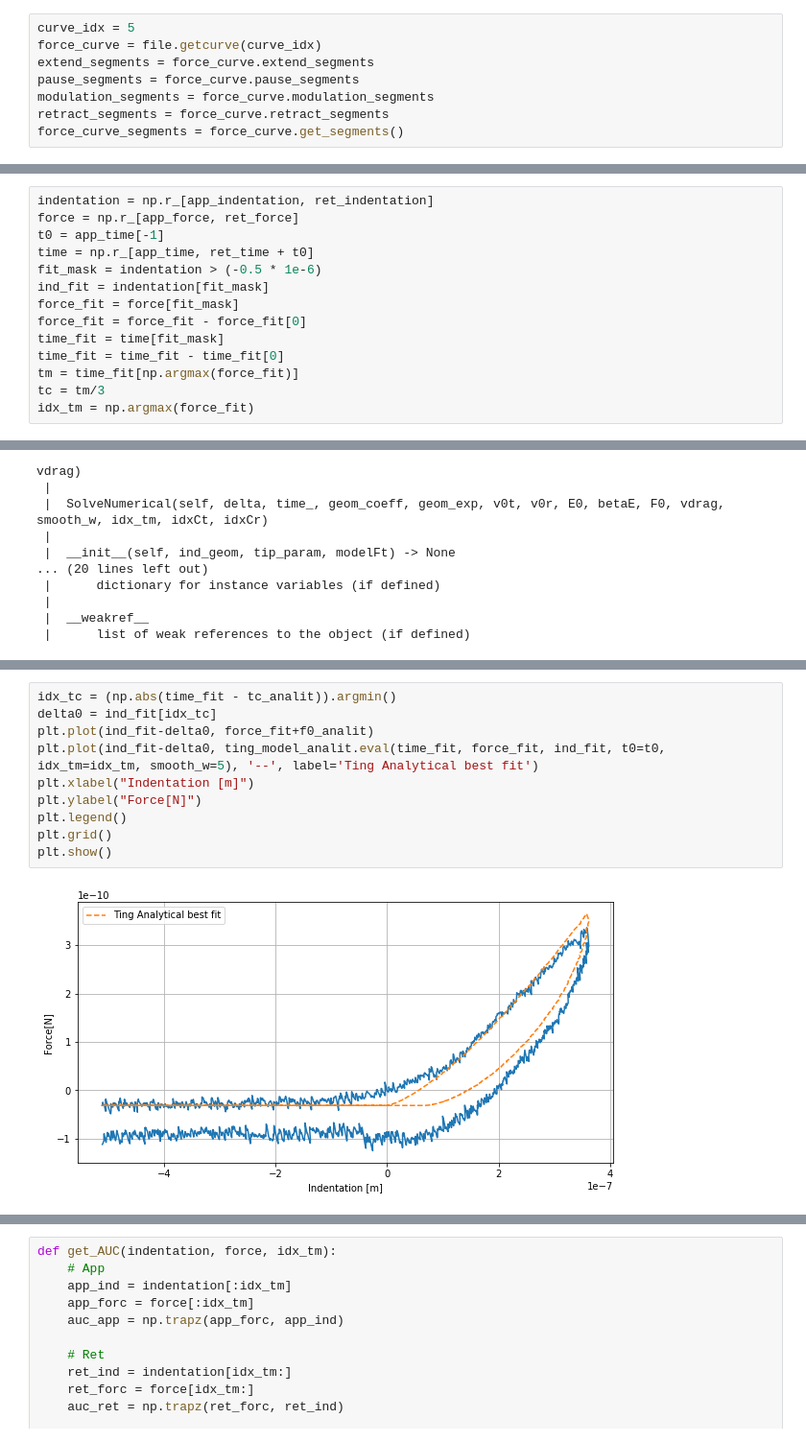
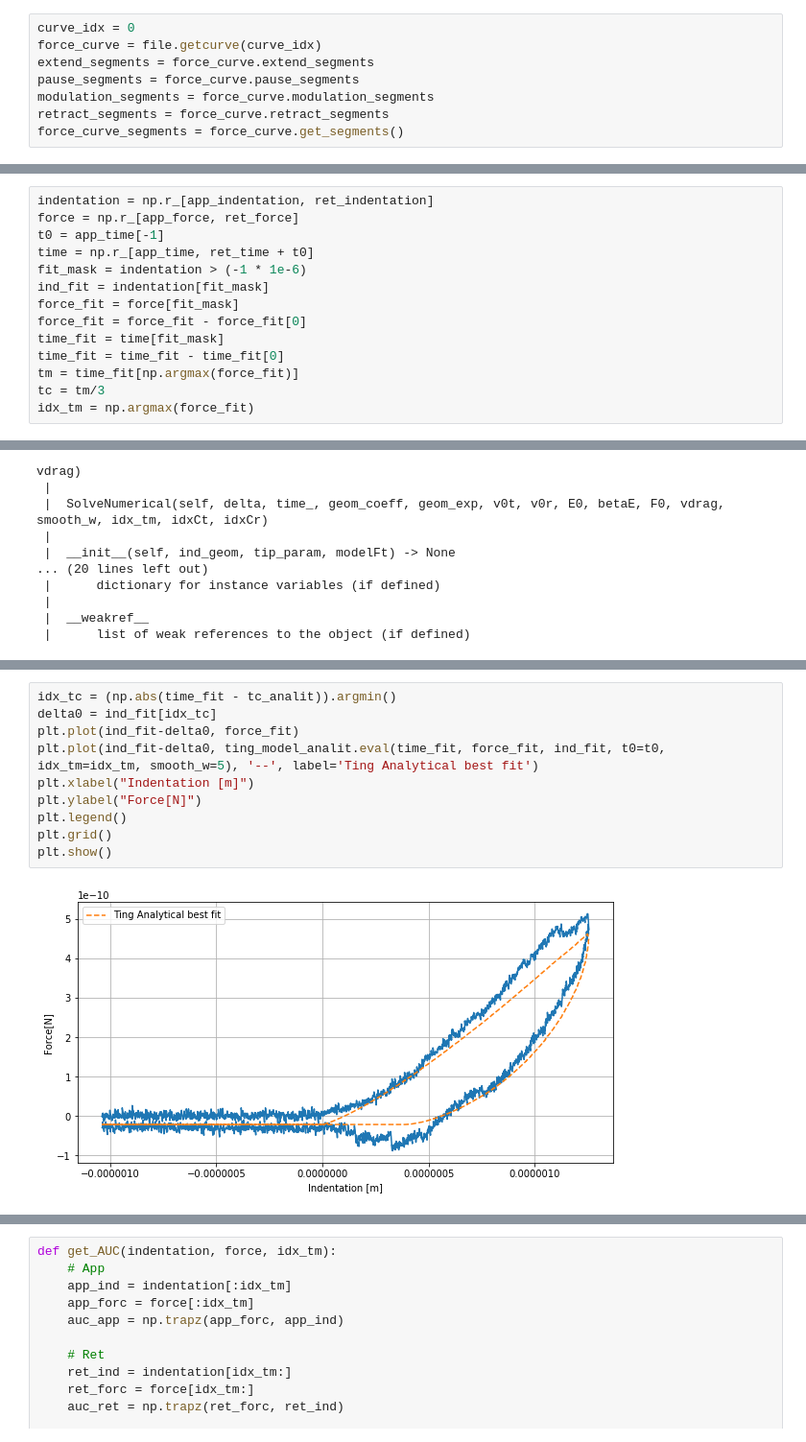
Before and after one commit to jlopezalo/PyFMRheo, a Jupyter notebook: examples/Ting Models Example.ipynb, the cells around one changed output, grey strips where cells are left out. Shown at 96% size. Saved outputs shown, nothing was run; the diff lists cells and outputs as text.

```diff
--- a/examples/Ting Models Example.ipynb
+++ b/examples/Ting Models Example.ipynb
@@ -76,7 +76,7 @@ print(deflection_sensitivity)
 0.009727186009888375
 3.8481407868505814e-08
 # %%
-curve_idx = 5
+curve_idx = 0
 force_curve = file.getcurve(curve_idx)
 extend_segments = force_curve.extend_segments
 pause_segments = force_curve.pause_segments
@@ -242,7 +242,7 @@ indentation = np.r_[app_indentation, ret_indentation]
 force = np.r_[app_force, ret_force]
 t0 = app_time[-1]
 time = np.r_[app_time, ret_time + t0]
-fit_mask = indentation > (-0.5 * 1e-6)
+fit_mask = indentation > (-1 * 1e-6)
 ind_fit = indentation[fit_mask]
 force_fit = force[fit_mask]
 force_fit = force_fit - force_fit[0]
@@ -345,15 +345,15 @@ plt.show()
 # %%
 idx_tc = (np.abs(time_fit - tc_analit)).argmin()
 delta0 = ind_fit[idx_tc]
-plt.plot(ind_fit-delta0, force_fit+f0_analit)
+plt.plot(ind_fit-delta0, force_fit)
 plt.plot(ind_fit-delta0, ting_model_analit.eval(time_fit, force_fit, ind_fit, t0=t0, idx_tm=idx_tm, smooth_w=5), '--', label='Ting Analytical best fit')
 plt.xlabel("Indentation [m]")
 plt.ylabel("Force[N]")
 plt.legend()
 plt.grid()
 plt.show()
 # %% [output]
-[figure, old version]
+[figure, new version]
 # %%
 plt.plot(time_fit-tc_num, force_fit)
 plt.plot(time_fit-tc_num, ting_model_num.eval(time_fit, force_fit, ind_fit, t0=t0, smooth_w=5), '--', label='Ting Numercial best fit')
```
Also changed, not shown: parts of 17 cells of this notebook, 1 other file.
